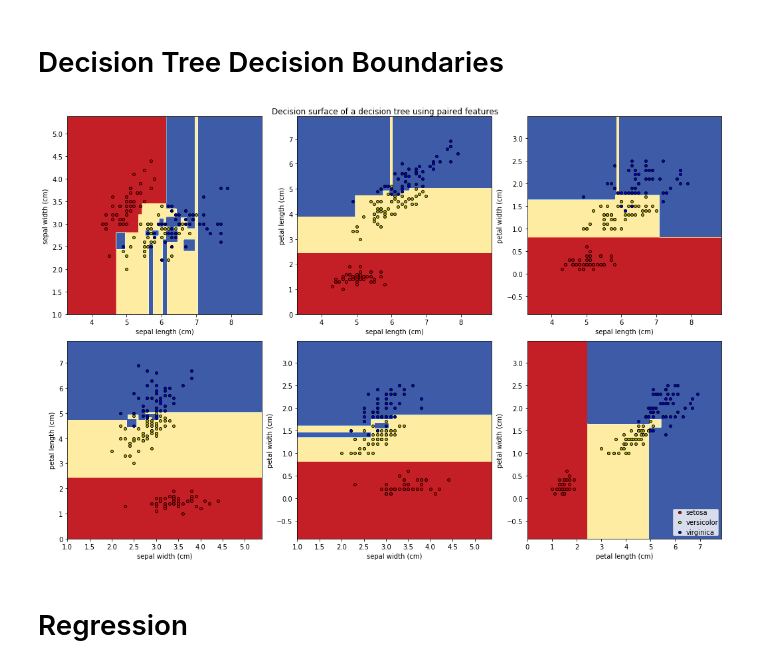
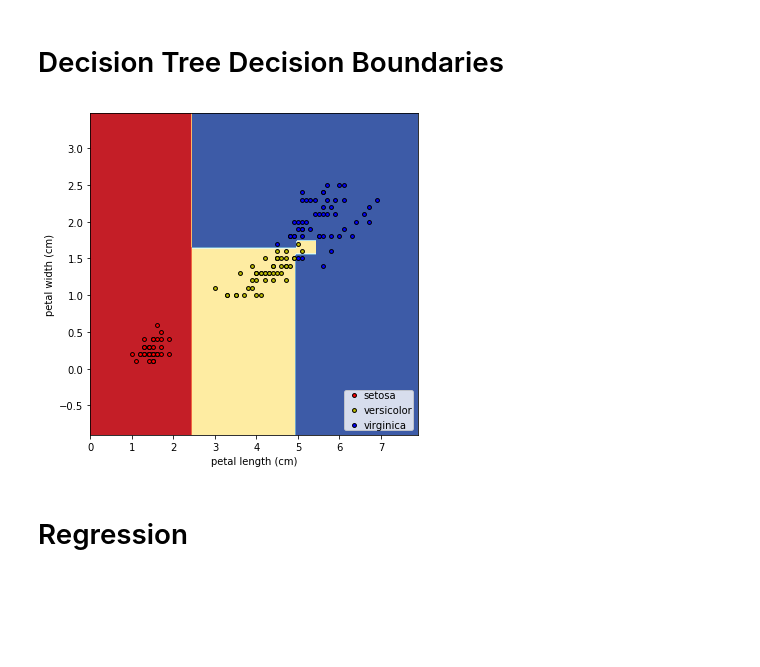
Before and after one commit to jordanott/DataScience, a Jupyter notebook: Notebooks/Decision Trees.ipynb, the cells around one changed output. Drawn from its saved outputs; the diff is of its cells as text; code cells hidden in the pictures; blank space fills up the shorter version.

```diff
--- a/Notebooks/Decision Trees.ipynb
+++ b/Notebooks/Decision Trees.ipynb
@@ -27,58 +125,24 @@ graph
 # %% [markdown]
 # Decision Tree Decision Boundaries
-# %%
-import numpy as np
-import matplotlib.pyplot as plt
-
-from sklearn.datasets import load_iris
-from sklearn.tree import DecisionTreeClassifier
-
-# Parameters
-n_classes = 3
-plot_colors = "ryb"
-plot_step = 0.02
-
-# Load data
-iris = load_iris()
-fig = plt.figure(figsize=(15,10))
-for pairidx, pair in enumerate([[0, 1], [0, 2], [0, 3],
-                                [1, 2], [1, 3], [2, 3]]):
-    # We only take the two corresponding features
-    X = iris.data[:, pair]
-    y = iris.target
-
-    # Train
-    clf = DecisionTreeClassifier().fit(X, y)
-
-    # Plot the decision boundary
-    plt.subplot(2, 3, pairidx + 1)
-
-    x_min, x_max = X[:, 0].min() - 1, X[:, 0].max() + 1
-    y_min, y_max = X[:, 1].min() - 1, X[:, 1].max() + 1
-    xx, yy = np.meshgrid(np.arange(x_min, x_max, plot_step),
-                         np.arange(y_min, y_max, plot_step))
-    plt.tight_layout(h_pad=0.5, w_pad=0.5, pad=2.5)
-
-    Z = clf.predict(np.c_[xx.ravel(), yy.ravel()])
-    Z = Z.reshape(xx.shape)
-    cs = plt.contourf(xx, yy, Z, cmap=plt.cm.RdYlBu)
-
-    plt.xlabel(iris.feature_names[pair[0]])
-    plt.ylabel(iris.feature_names[pair[1]])
-
-    # Plot the training points
-    for i, color in zip(range(n_classes), plot_colors):
-        idx = np.where(y == i)
-        plt.scatter(X[idx, 0], X[idx, 1], c=color, label=iris.target_names[i],
-                    cmap=plt.cm.RdYlBu, edgecolor='black', s=15)
-
-
-plt.suptitle("Decision surface of a decision tree using paired features")
-plt.legend(loc='lower right', borderpad=0, handletextpad=0)
-plt.axis("tight")
-plt.show()
-# %% [output]
-[figure, removed]
+# %%
+# Load data
+iris = load_iris()
+X = iris.data[:, [2,3]]
+y = iris.target
+
+fig = plt.figure(figsize=(15,10))
+
+# Train
+clf = tree.DecisionTreeClassifier().fit(X, y)
+
+# show decision boundary
+helper.display_classification_boundary(clf,0,'',iris,X,y,xlabel=iris.feature_names[2],ylabel=iris.feature_names[3])
+
+plt.legend(loc='lower right', borderpad=0, handletextpad=0)
+plt.axis("tight")
+plt.show()
+# %% [output]
+[figure, added]
 # %% [markdown]
 # Regression
 # %%
```
Also changed, not shown: parts of 25 cells of this notebook, 6 other files.
